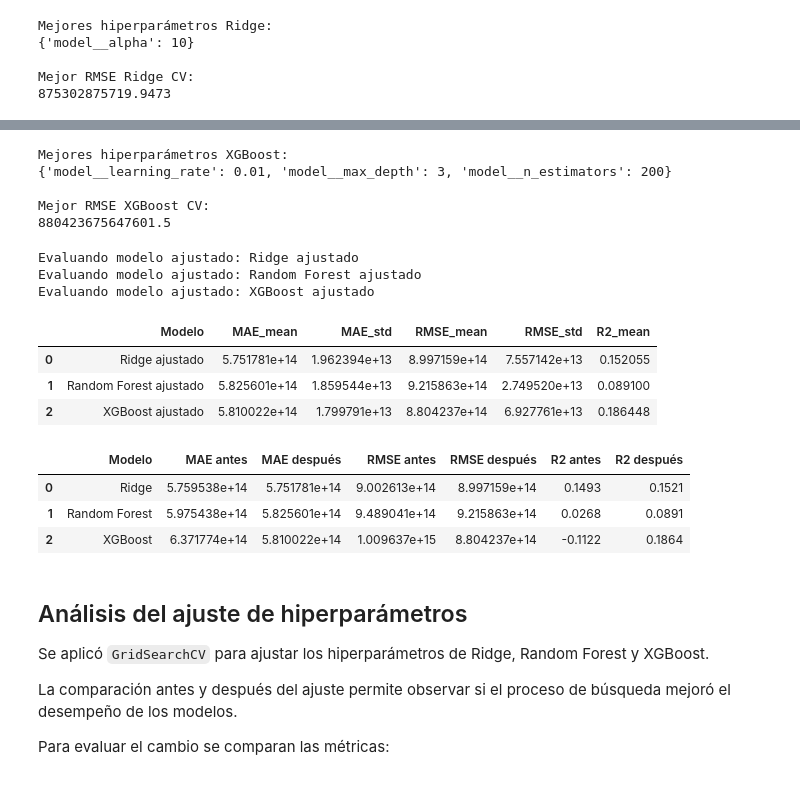
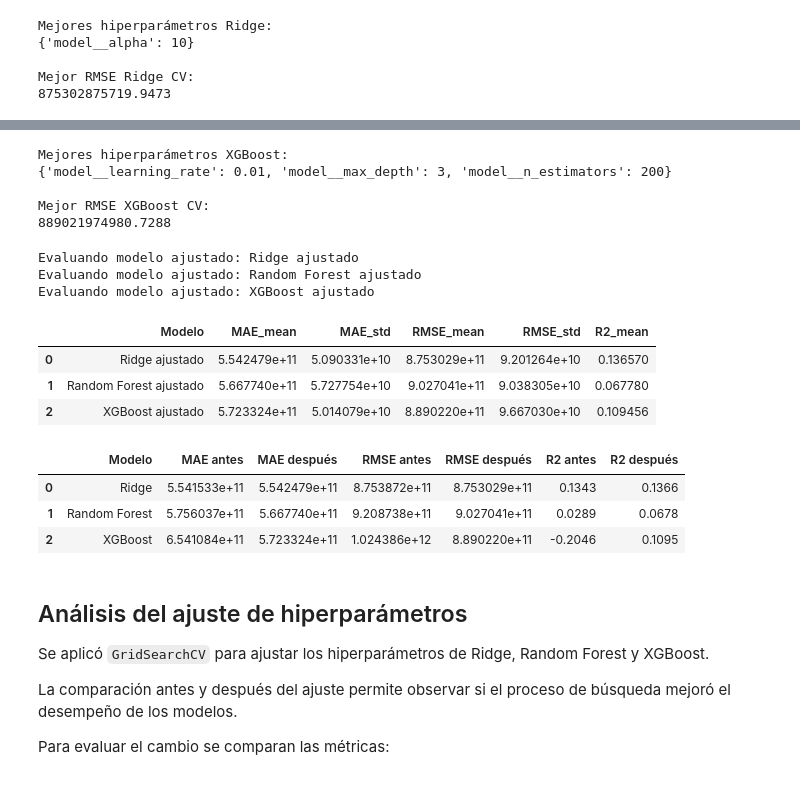
Before and after one commit to lauratoro1/ml-project_analitica_datos, a Jupyter notebook: notebooks/model_regresion.ipynb, the cells around one changed output, grey strips where cells are left out. Drawn from its saved outputs; the diff is of its cells as text; code cells hidden in the pictures.

```diff
--- a/notebooks/model_regresion.ipynb
+++ b/notebooks/model_regresion.ipynb
@@ -1450,7 +1451,7 @@ xgb_grid = GridSearchCV(
     n_jobs=-1
 )
 
-xgb_grid.fit(X_train, y_train)
+xgb_grid.fit(X_train_clean, y_train_clean)
 
 print("Mejores hiperparámetros XGBoost:")
 print(xgb_grid.best_params_)
@@ -1462,7 +1463,7 @@ Mejores hiperparámetros XGBoost:
 {'model__learning_rate': 0.01, 'model__max_depth': 3, 'model__n_estimators': 200}
 
 Mejor RMSE XGBoost CV:
-880423675647601.5
+889021974980.7288
 # %%
 # ================================================= #
 # 44. VALIDACIÓN CRUZADA DESPUÉS DEL AJUSTE          #
@@ -1480,40 +1481,49 @@ for nombre_modelo, modelo in modelos_ajustados.items():
 
     print(f"Evaluando modelo ajustado: {nombre_modelo}")
 
+    # Usar datos sin NaN en la variable objetivo
+    if "X_train_clean" in globals() and "y_train_clean" in globals():
+        X_cv = X_train_clean
+        y_cv = y_train_clean
+    else:
+        mask = y_train.notna()
+        X_cv = X_train.loc[mask]
+        y_cv = pd.to_numeric(y_train.loc[mask], errors="coerce")
+
     cv_results = cross_validate(
         estimator=modelo,
-        X=X_train,
-        y=y_train,
+        X=X_cv,
+        y=y_cv,
         cv=kfold,
         scoring=metricas,
         return_train_score=False,
         n_jobs=-1
     )
 
     mae_scores = -cv_results["test_MAE"]
     rmse_scores = -cv_results["test_RMSE"]
     r2_scores = cv_results["test_R2"]
 
     resultados_cv_ajustados.append({
         "Modelo": nombre_modelo,
         "MAE_mean": mae_scores.mean(),
         "MAE_std": mae_scores.std(),
         "RMSE_mean": rmse_scores.mean(),
         "RMSE_std": rmse_scores.std(),
         "R2_mean": r2_scores.mean()
     })
 
 results_cv_after_df = pd.DataFrame(resultados_cv_ajustados)
 
 results_cv_after_df
 # %% [output]
 Evaluando modelo ajustado: Ridge ajustado
 Evaluando modelo ajustado: Random Forest ajustado
 Evaluando modelo ajustado: XGBoost ajustado
 |  | Modelo | MAE_mean | MAE_std | RMSE_mean | RMSE_std | R2_mean |
-| 0 | Ridge ajustado | 5.751781e+14 | 1.962394e+13 | 8.997159e+14 | 7.557142e+13 | 0.152055 |
-| 1 | Random Forest ajustado | 5.825601e+14 | 1.859544e+13 | 9.215863e+14 | 2.749520e+13 | 0.089100 |
-| 2 | XGBoost ajustado | 5.810022e+14 | 1.799791e+13 | 8.804237e+14 | 6.927761e+13 | 0.186448 |
+| 0 | Ridge ajustado | 5.542479e+11 | 5.090331e+10 | 8.753029e+11 | 9.201264e+10 | 0.136570 |
+| 1 | Random Forest ajustado | 5.667740e+11 | 5.727754e+10 | 9.027041e+11 | 9.038305e+10 | 0.067780 |
+| 2 | XGBoost ajustado | 5.723324e+11 | 5.014079e+10 | 8.890220e+11 | 9.667030e+10 | 0.109456 |
 # %%
 # ================================================= #
 # 45. COMPARACIÓN ANTES VS DESPUÉS DEL AJUSTE        #
@@ -1559,9 +1569,9 @@ comparacion_antes_despues_df = pd.DataFrame(comparacion_antes_despues)
 comparacion_antes_despues_df.round(4)
 # %% [output]
 |  | Modelo | MAE antes | MAE después | RMSE antes | RMSE después | R2 antes | R2 después |
-| 0 | Ridge | 5.759538e+14 | 5.751781e+14 | 9.002613e+14 | 8.997159e+14 | 0.1493 | 0.1521 |
-| 1 | Random Forest | 5.975438e+14 | 5.825601e+14 | 9.489041e+14 | 9.215863e+14 | 0.0268 | 0.0891 |
-| 2 | XGBoost | 6.371774e+14 | 5.810022e+14 | 1.009637e+15 | 8.804237e+14 | -0.1122 | 0.1864 |
+| 0 | Ridge | 5.541533e+11 | 5.542479e+11 | 8.753872e+11 | 8.753029e+11 | 0.1343 | 0.1366 |
+| 1 | Random Forest | 5.756037e+11 | 5.667740e+11 | 9.208738e+11 | 9.027041e+11 | 0.0289 | 0.0678 |
+| 2 | XGBoost | 6.541084e+11 | 5.723324e+11 | 1.024386e+12 | 8.890220e+11 | -0.2046 | 0.1095 |
 # %% [markdown]
 ## Análisis del ajuste de hiperparámetros
 
```
Also changed, not shown: parts of 17 cells of this notebook, 3 other files.
